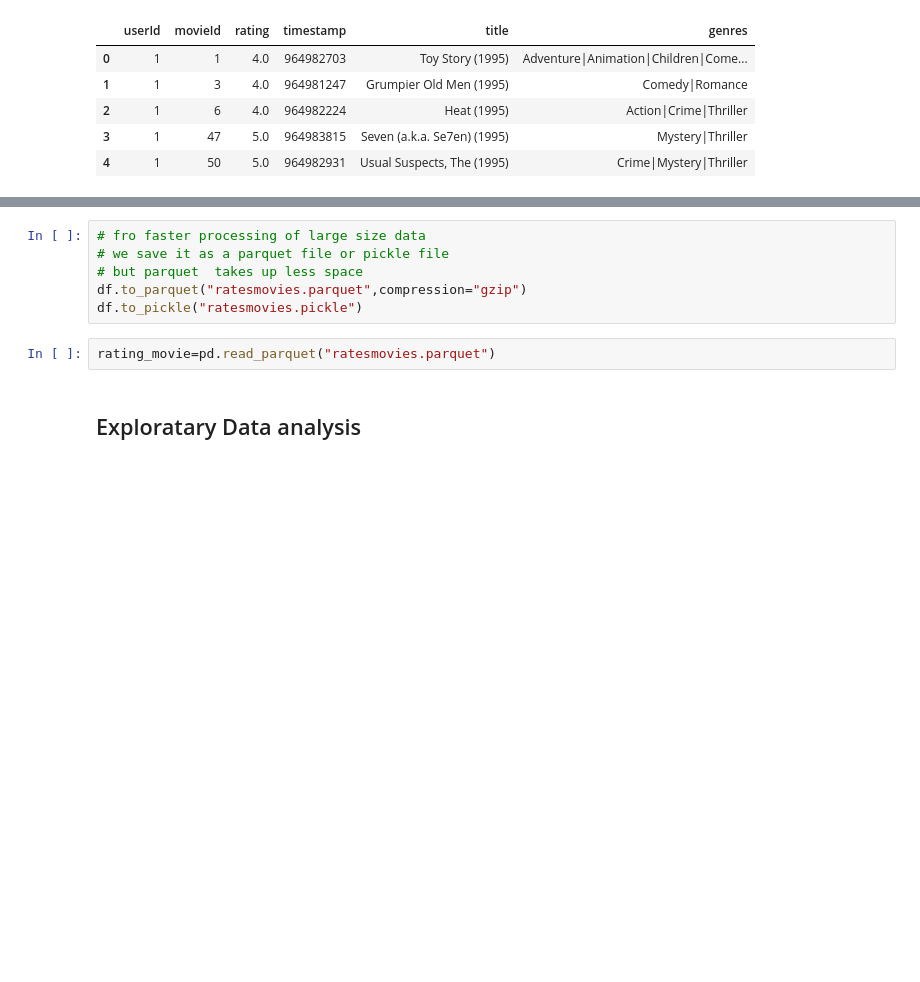
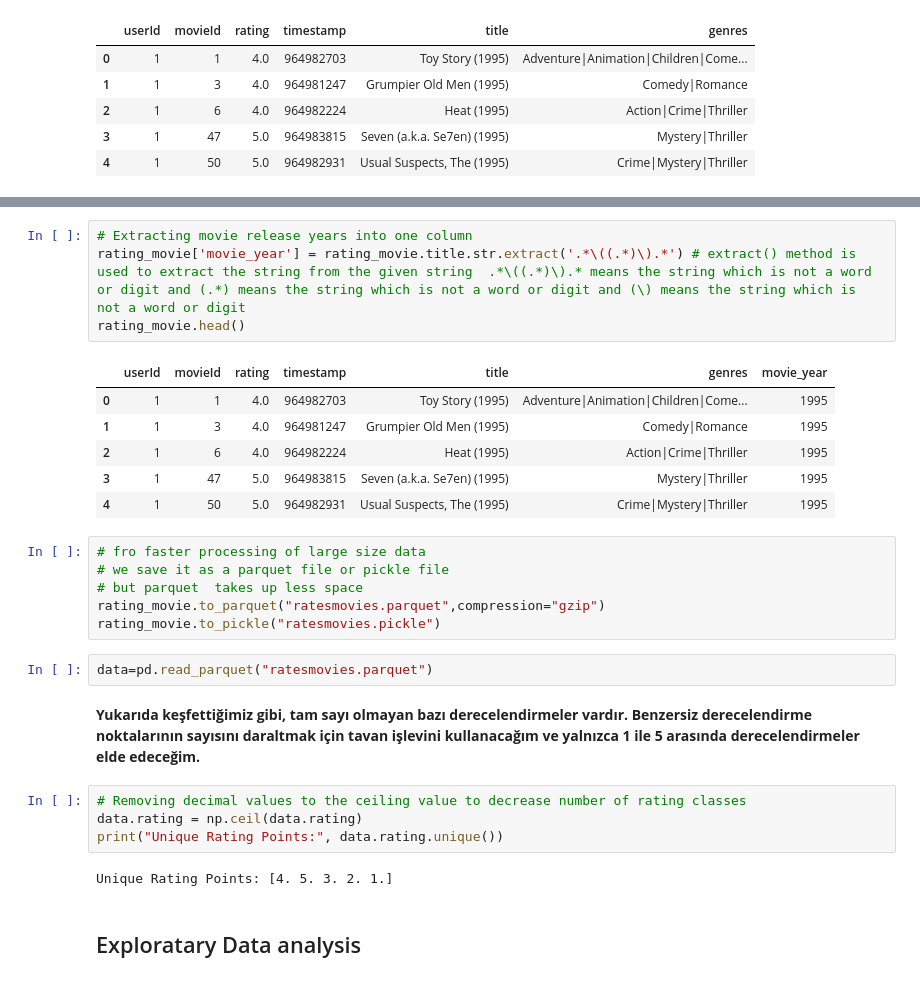
Before and after one commit to mustafabozkaya/arge-odakli-yapay-zeka-egitimi2-sorulari, a Jupyter notebook: movie_recommender.ipynb, the cells around one changed output, grey strips where cells are left out. Drawn from its saved outputs; the diff is of its cells as text; blank space fills up the shorter version.

```diff
--- a/movie_recommender.ipynb
+++ b/movie_recommender.ipynb
@@ -154,11 +181,30 @@ df.head()
+# %%
+# Extracting movie release years into one column
+rating_movie['movie_year'] = rating_movie.title.str.extract('.*\((.*)\).*') # extract() method is used to extract the string from the given string  .*\((.*)\).* means the string which is not a word or digit and (.*) means the string which is not a word or digit and (\) means the string which is not a word or digit
+rating_movie.head()
+# %% [output]
+|  | userId | movieId | rating | timestamp | title | genres | movie_year |
+| 0 | 1 | 1 | 4.0 | 964982703 | Toy Story (1995) | Adventure|Animation|Children|Come... | 1995 |
+| 1 | 1 | 3 | 4.0 | 964981247 | Grumpier Old Men (1995) | Comedy|Romance | 1995 |
+| 2 | 1 | 6 | 4.0 | 964982224 | Heat (1995) | Action|Crime|Thriller | 1995 |
+| 3 | 1 | 47 | 5.0 | 964983815 | Seven (a.k.a. Se7en) (1995) | Mystery|Thriller | 1995 |
+| 4 | 1 | 50 | 5.0 | 964982931 | Usual Suspects, The (1995) | Crime|Mystery|Thriller | 1995 |
 # %%
 # fro faster processing of large size data
 # we save it as a parquet file or pickle file
 # but parquet  takes up less space
-df.to_parquet("ratesmovies.parquet",compression="gzip")
-df.to_pickle("ratesmovies.pickle")
+rating_movie.to_parquet("ratesmovies.parquet",compression="gzip")
+rating_movie.to_pickle("ratesmovies.pickle")
 # %%
-rating_movie=pd.read_parquet("ratesmovies.parquet")
+data=pd.read_parquet("ratesmovies.parquet")
+# %% [markdown]
+**Yukarıda keşfettiğimiz gibi, tam sayı olmayan bazı derecelendirmeler vardır. Benzersiz derecelendirme noktalarının sayısını daraltmak için tavan işlevini kullanacağım ve yalnızca 1 ile 5 arasında derecelendirmeler elde edeceğim.**
+# %%
+# Removing decimal values to the ceiling value to decrease number of rating classes
+data.rating = np.ceil(data.rating)
+print("Unique Rating Points:", data.rating.unique())
+# %% [output]
+Unique Rating Points: [4. 5. 3. 2. 1.]
 # %% [markdown]
 ## Exploratary Data analysis
 # %%
```
Also changed, not shown: parts of 15 cells of this notebook.
